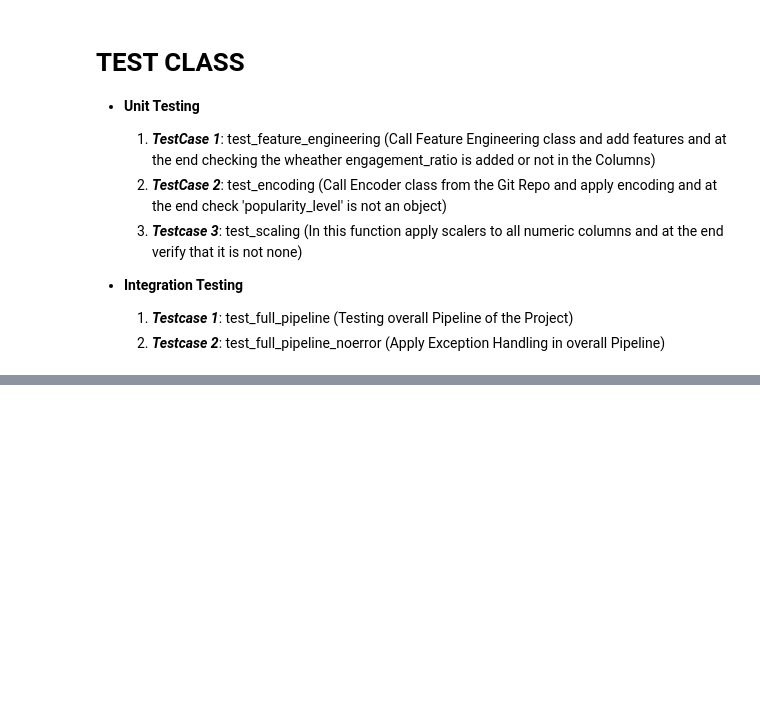
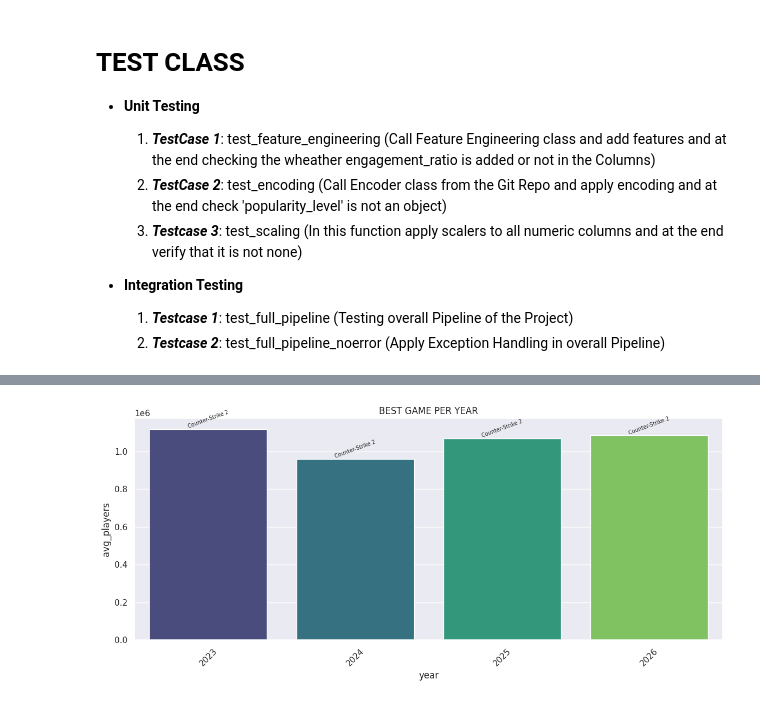
Before and after one commit to taimoor0078/Programming-20054191-, a Jupyter notebook: CA_2_Programming_for_Data_Analytics_by_20054191_(TAIMOOR_AHMAD).ipynb, the cells around one changed output, grey strips where cells are left out. Drawn from its saved outputs; the diff is of its cells as text; code cells hidden in the pictures; blank space fills up the shorter version.

```diff
--- a/CA_2_Programming_for_Data_Analytics_by_20054191_(TAIMOOR_AHMAD).ipynb
+++ b/CA_2_Programming_for_Data_Analytics_by_20054191_(TAIMOOR_AHMAD).ipynb
@@ -854,0 +812,14 @@ OK
+# %%
+visual_Dataset["avg_players"] = pd.to_numeric(visual_Dataset["avg_players"] , errors = "coerce")
+best_Game = visual_Dataset.loc[visual_Dataset.groupby(["year"])["avg_players"].idxmax()]
+best_Game = best_Game[["year" , "game" , "avg_players"]].reset_index(drop = True)
+plt.figure(figsize=(14,6))
+ax = sns.barplot(data = best_Game , x = "year" , y = "avg_players" , palette="viridis" , legend=False)
+for i,row in best_Game.iterrows():
+  ax.text(i , row["avg_players"], str(row["game"]) , ha = 'center' , va = 'bottom' , fontsize = 7 , rotation = 20)
+plt.title("BEST GAME PER YEAR")
+plt.xticks(rotation = 45)
+plt.subplots_adjust(bottom=0.2)
+plt.show()
+# %% [output]
+[figure, added]
```
Also changed, not shown: parts of 60 cells of this notebook.
